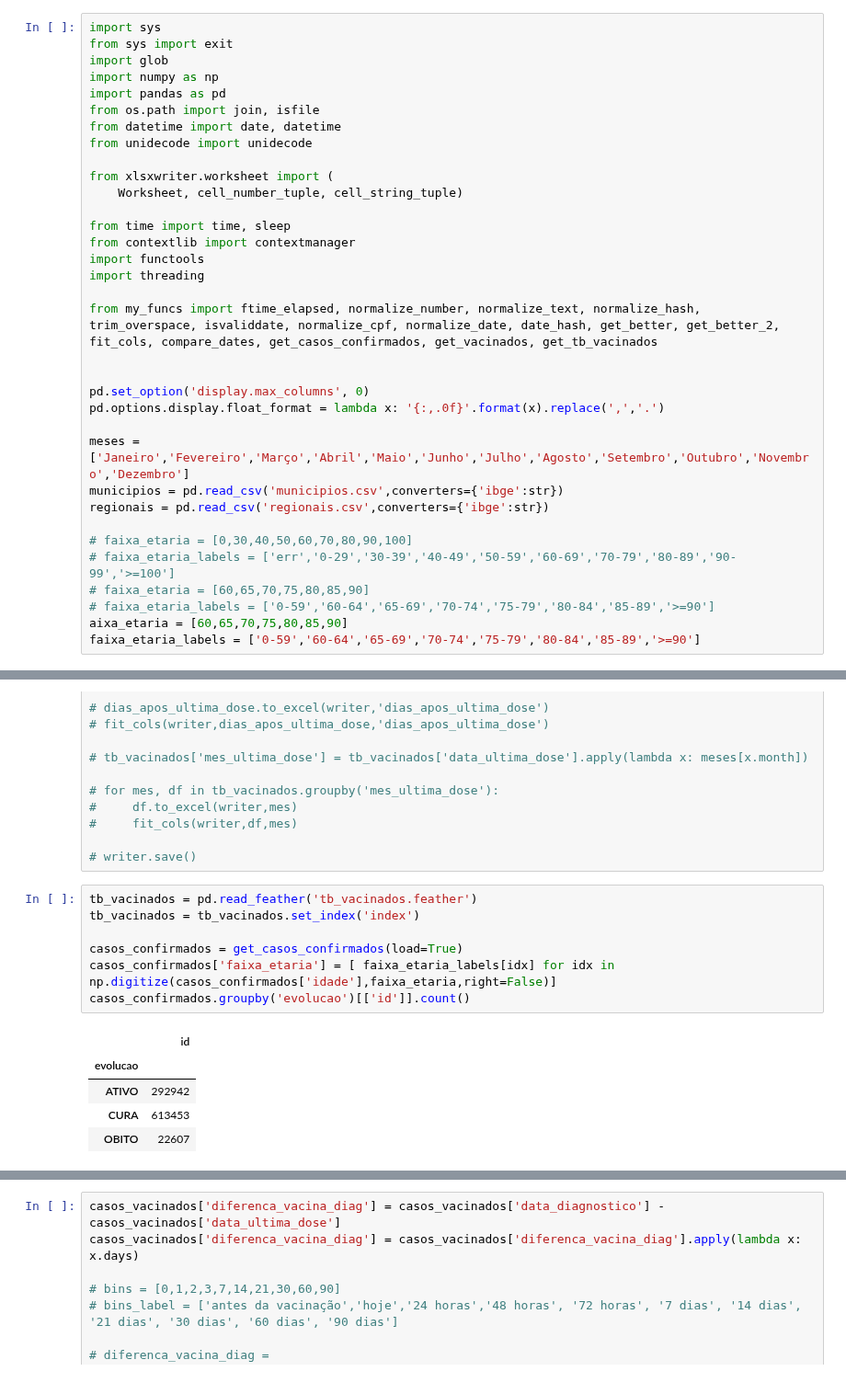
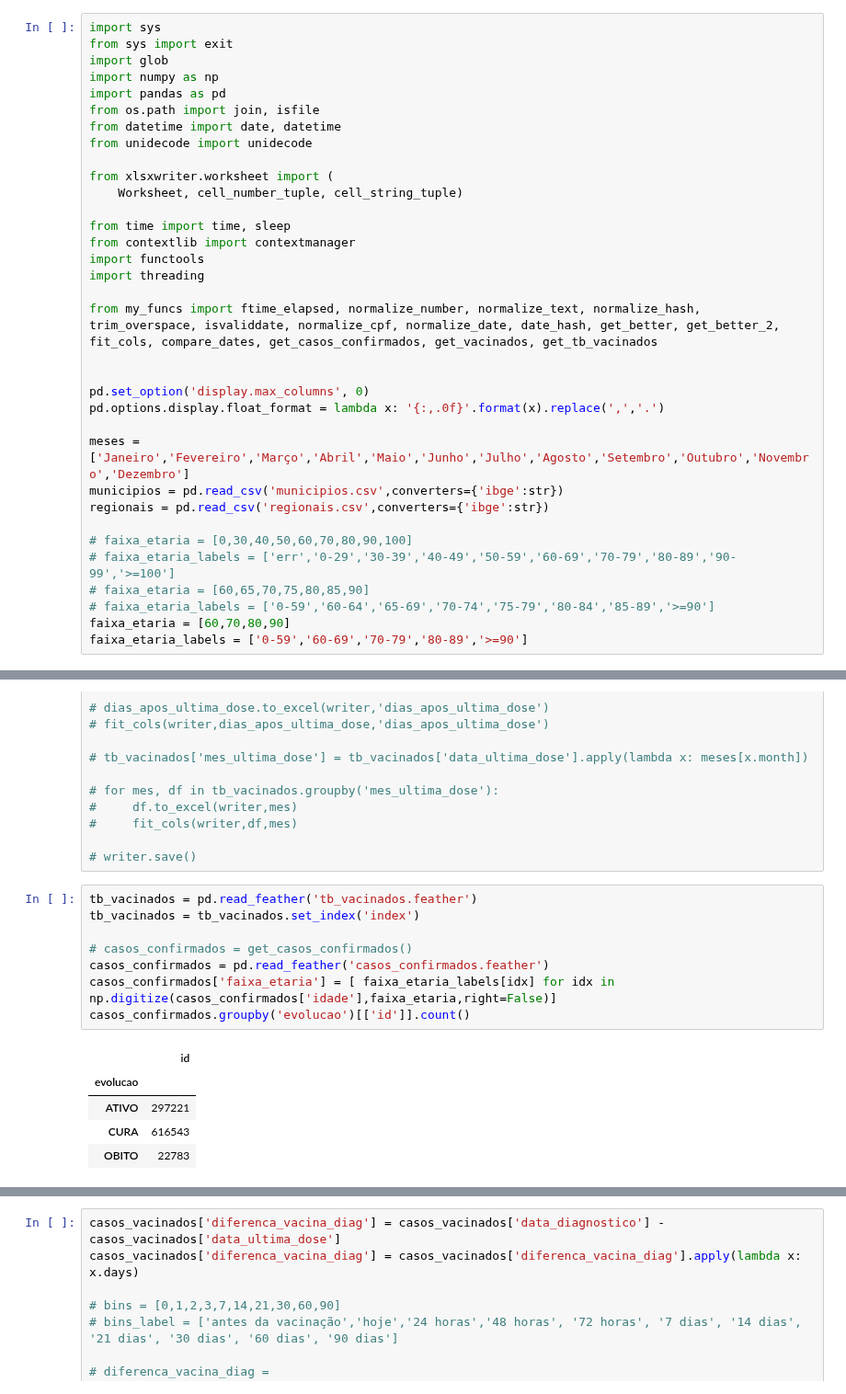
Before and after one commit to vinnylg/covid19datascience, a Jupyter notebook: vacinacao/vacinacao_notebook.ipynb, the cells around one changed output, grey strips where cells are left out. Shown at 92% size. Cells and saved outputs as stored; diff of their text form.

```diff
--- a/vacinacao/vacinacao_notebook.ipynb
+++ b/vacinacao/vacinacao_notebook.ipynb
@@ -30,7 +30,7 @@ regionais = pd.read_csv('regionais.csv',converters={'ibge':str})
 # faixa_etaria_labels = ['err','0-29','30-39','40-49','50-59','60-69','70-79','80-89','90-99','>=100']
 # faixa_etaria = [60,65,70,75,80,85,90]
 # faixa_etaria_labels = ['0-59','60-64','65-69','70-74','75-79','80-84','85-89','>=90']
-aixa_etaria = [60,65,70,75,80,85,90]
-faixa_etaria_labels = ['0-59','60-64','65-69','70-74','75-79','80-84','85-89','>=90']
+faixa_etaria = [60,70,80,90]
+faixa_etaria_labels = ['0-59','60-69','70-79','80-89','>=90']
 # %%
 init_time = time()
@@ -154,16 +154,17 @@ tb_vacinados.to_feather('tb_vacinados.feather')
 # %%
 tb_vacinados = pd.read_feather('tb_vacinados.feather')
 tb_vacinados = tb_vacinados.set_index('index')
 
-casos_confirmados = get_casos_confirmados(load=True)
+# casos_confirmados = get_casos_confirmados()
+casos_confirmados = pd.read_feather('casos_confirmados.feather')
 casos_confirmados['faixa_etaria'] = [ faixa_etaria_labels[idx] for idx in np.digitize(casos_confirmados['idade'],faixa_etaria,right=False)]
 casos_confirmados.groupby('evolucao')[['id']].count()
 # %% [output]
 |  | id |
 | evolucao |  |
-| ATIVO | 292942 |
-| CURA | 613453 |
-| OBITO | 22607 |
+| ATIVO | 297221 |
+| CURA | 616543 |
+| OBITO | 22783 |
 # %%
 print('casos_confirmados shape:', casos_confirmados.shape)
 casos_confirmados.groupby('faixa_etaria')[['id']].count()
```
Also changed, not shown: parts of 23 cells of this notebook.
